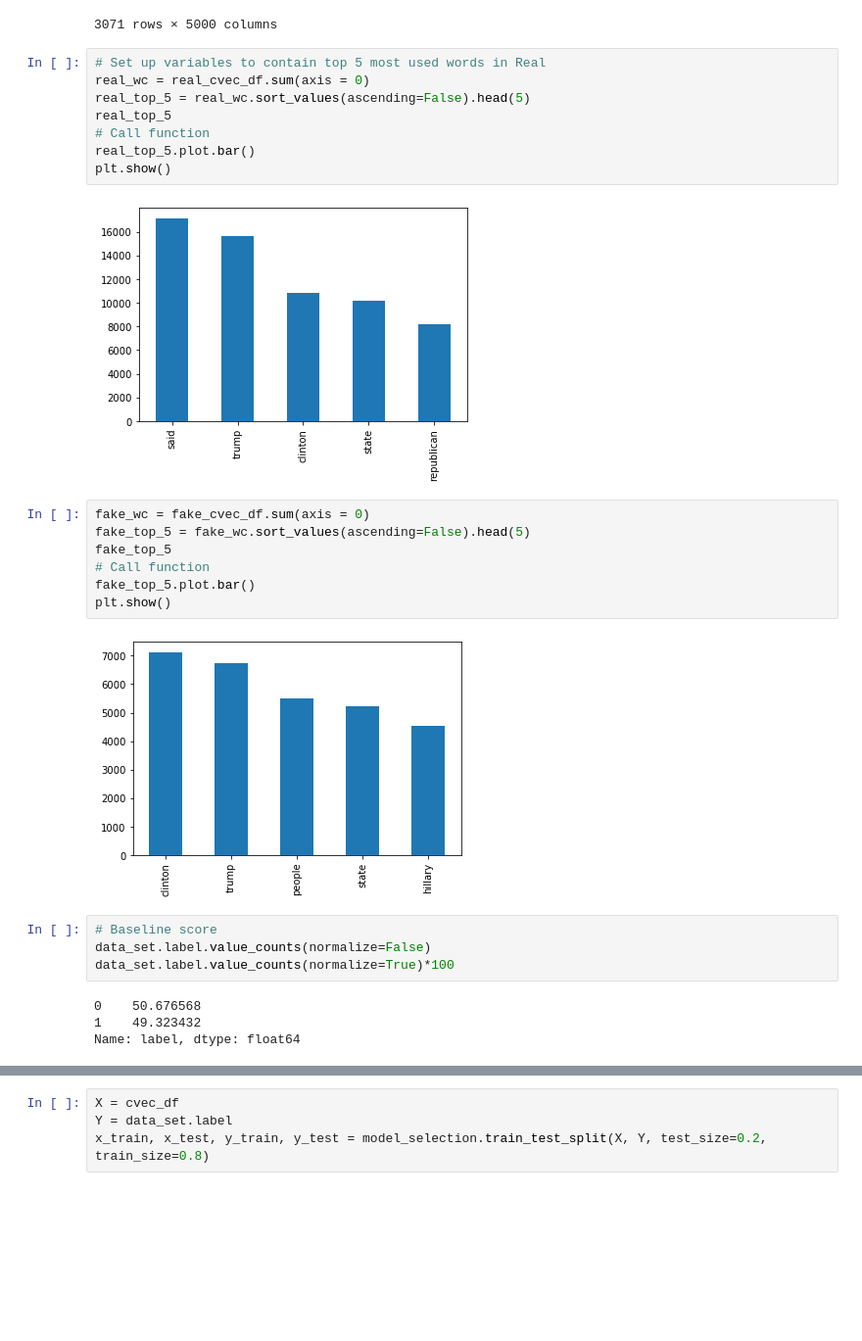
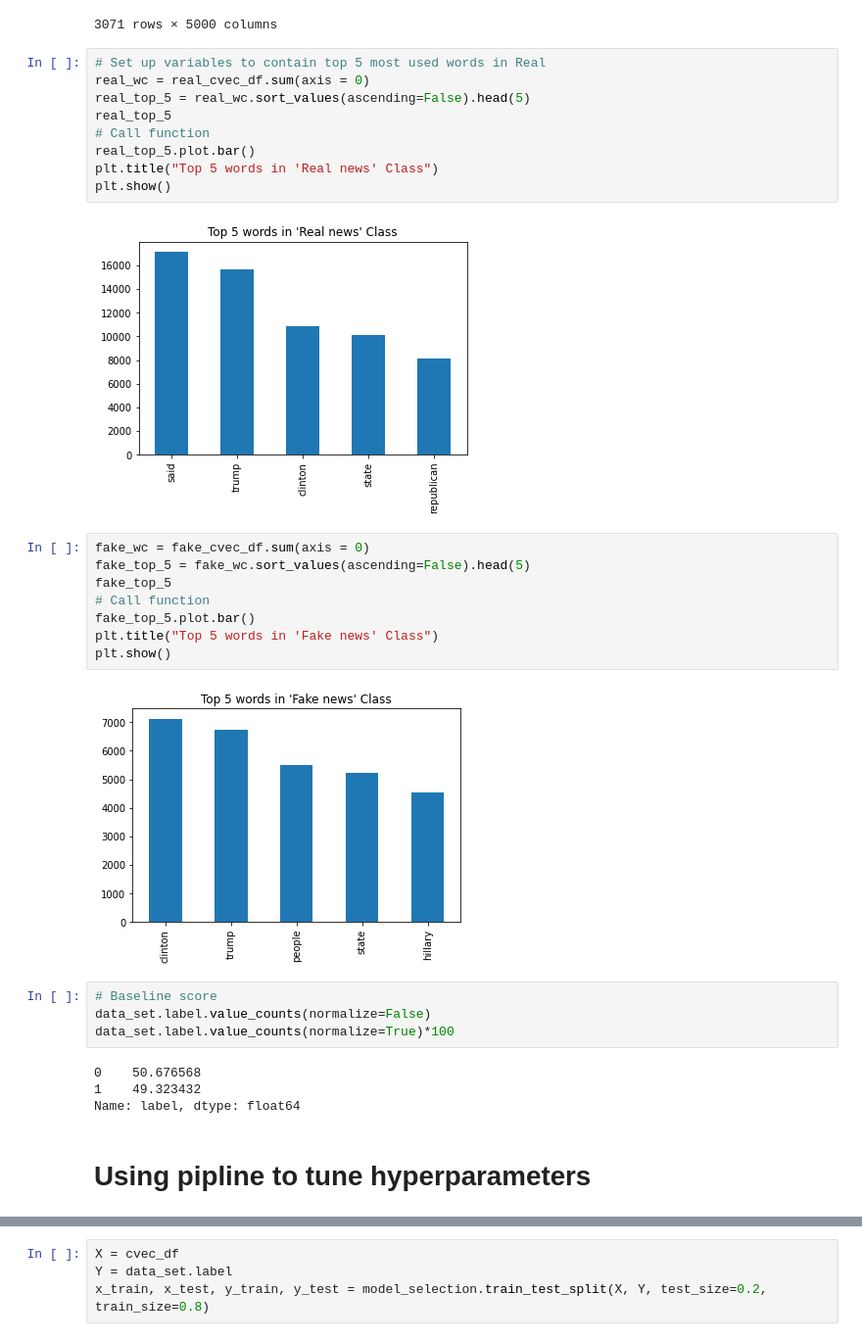
Before and after one commit to ShubhamPradhan11/Fake-News-Detector-NLP-, a Jupyter notebook: Fake News Detector/project.ipynb, the cells around one changed output, grey strips where cells are left out. Shown at 98% size. Cells and saved outputs as stored; diff of their text form; blank space fills up the shorter version.

Commit message:
Fake news detector using NLP and Machine Learning

```diff
--- a/Fake News Detector/project.ipynb
+++ b/Fake News Detector/project.ipynb
@@ -203,22 +225,24 @@ fake_cvec_df
 # %%
 # Set up variables to contain top 5 most used words in Real
 real_wc = real_cvec_df.sum(axis = 0)
 real_top_5 = real_wc.sort_values(ascending=False).head(5)
 real_top_5
 # Call function
 real_top_5.plot.bar()
+plt.title("Top 5 words in 'Real news' Class")
 plt.show()
 # %% [output]
-[figure, old version]
+[figure, new version]
 # %%
 fake_wc = fake_cvec_df.sum(axis = 0)
 fake_top_5 = fake_wc.sort_values(ascending=False).head(5)
 fake_top_5
 # Call function
 fake_top_5.plot.bar()
+plt.title("Top 5 words in 'Fake news' Class")
 plt.show()
 # %% [output]
-[figure, old version]
+[figure, new version]
 # %%
 # Baseline score
 data_set.label.value_counts(normalize=False)
@@ -227,3 +251,5 @@ data_set.label.value_counts(normalize=True)*100
 0    50.676568
 1    49.323432
 Name: label, dtype: float64
+# %% [markdown]
+# **Using pipline to tune hyperparameters**
```
Also changed, not shown: parts of 33 cells of this notebook.
